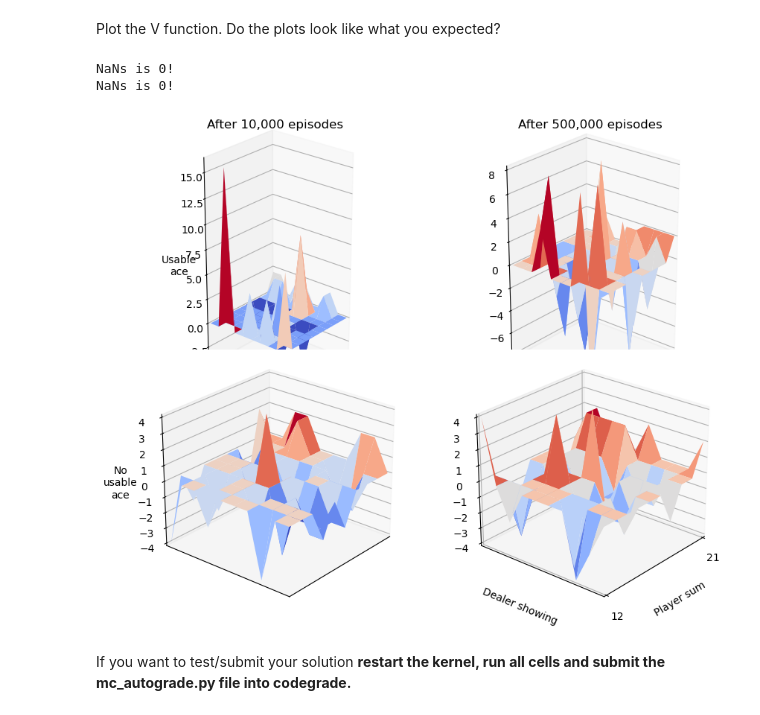
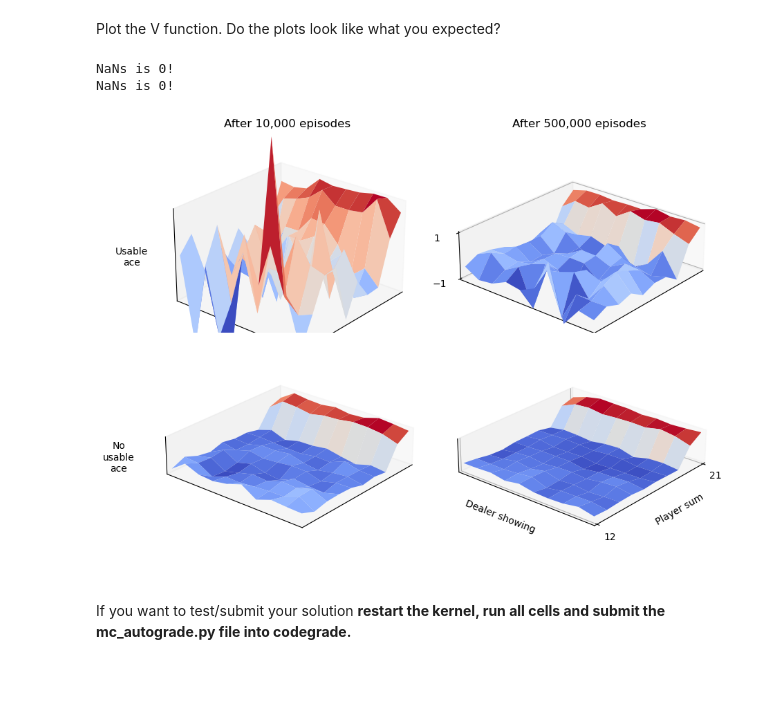
Before and after one commit to elidub/RL, a Jupyter notebook: hw2/MC_lab_with_feedback.ipynb, the cells around one changed output. Drawn from its saved outputs; the diff is of its cells as text; code cells hidden in the pictures; blank space fills up the shorter version.

```diff
--- a/hw2/MC_lab_with_feedback.ipynb
+++ b/hw2/MC_lab_with_feedback.ipynb
@@ -464,6 +464,8 @@ def mc_importance_sampling(env, behavior_policy, target_policy, num_episodes, di
 #             if W == 0:
 #                 break
 
+            returns_count[state] += 1
+
     return V
 # %% [output]
 Appending to mc_autograde.py
@@ -473,6 +475,6 @@ V_10k = mc_importance_sampling(env, RandomBlackjackPolicy(), SimpleBlackjackPoli
 # %%
 %%time
 # Let's run your code one time
-V_10k_off = mc_importance_sampling(env, RandomBlackjackPolicy(), SimpleBlackjackPolicy(), num_episodes=10000)
-V_500k_off = mc_importance_sampling(env, RandomBlackjackPolicy(), SimpleBlackjackPolicy(), num_episodes=500000)
+V_10k_off = mc_importance_sampling(env, RandomBlackjackPolicy(), SimpleBlackjackPolicy(),  num_episodes=10000)
+V_500k_off = mc_importance_sampling(env, RandomBlackjackPolicy(), SimpleBlackjackPolicy(), num_episodes=50000)  # Removed one zero
 # %% [output]
@@ -482,11 +484,11 @@ Plot the V function. Do the plots look like what you expected?
 # %%
 data_10k = x_10k, y_10k, z0_10k, z1_10k = dict_to_array(V_10k_off)
 data_500k = x_500k, y_500k, z0_500k, z1_500k = dict_to_array(V_500k_off)
 
-plot(Xs = [x_10k, x_500k, x_10k, x_500k], Ys = [y_10k, y_500k, y_10k, y_500k], Zs = [z1_10k, z1_500k, z0_10k, z0_500k], zlim = False)
+plot(Xs = [x_10k, x_500k, x_10k, x_500k], Ys = [y_10k, y_500k, y_10k, y_500k], Zs = [z1_10k, z1_500k, z0_10k, z0_500k], zlim = True)
 # %% [output]
 NaNs is 0!
 NaNs is 0!
-[figure, old version]
+[figure, new version]
 # %% [markdown]
 If you want to test/submit your solution **restart the kernel, run all cells and submit the mc_autograde.py file into codegrade.**
```
Also changed, not shown: parts of 8 cells of this notebook, 1 other file.
